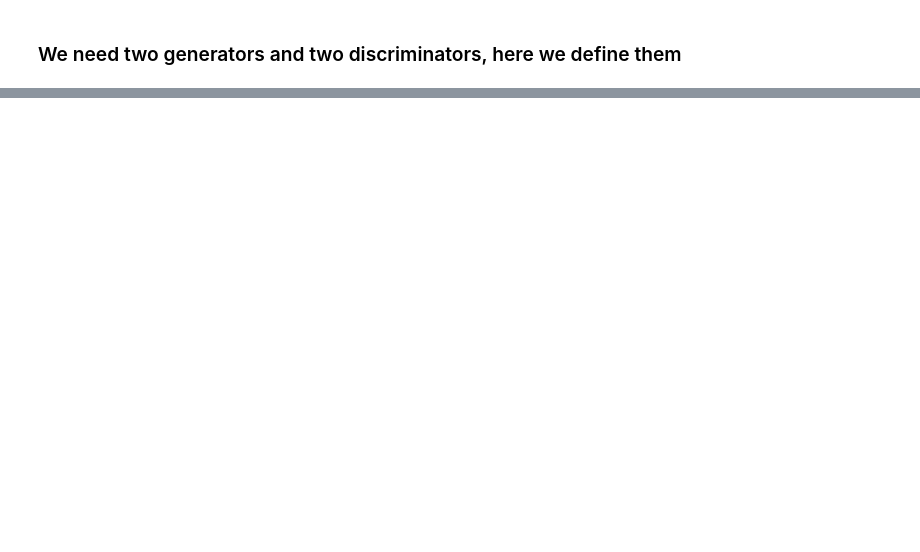
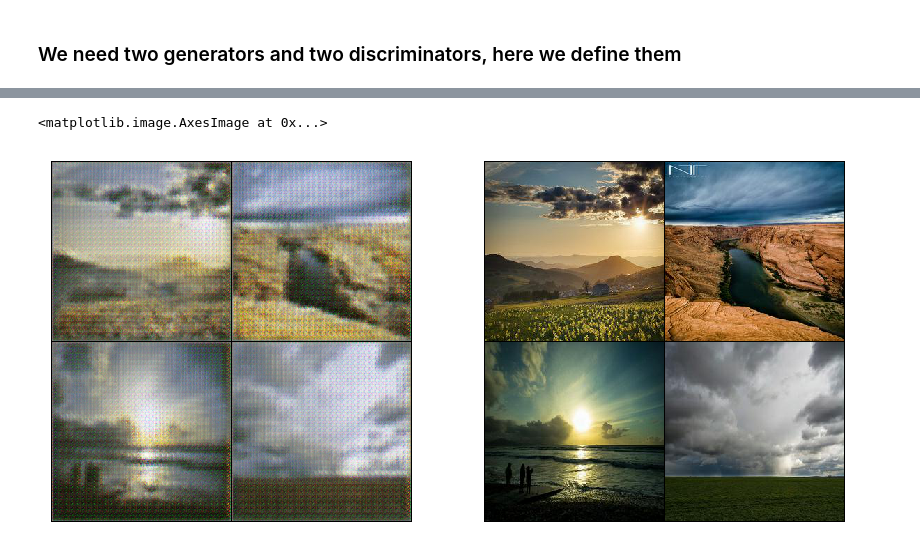
Before and after one commit to spiridonoff/Monet, a Jupyter notebook: CycleGAN.ipynb, the cells around one changed output, grey strips where cells are left out. Cells and saved outputs as stored; diff of their text form; code cells hidden in the pictures; blank space fills up the shorter version.

```diff
--- a/CycleGAN.ipynb
+++ b/CycleGAN.ipynb
@@ -583,0 +643,17 @@ total_iters
+# %%
+plt.figure(figsize=(8,4), dpi=128)
+
+with torch.no_grad():
+    test = model.netG_A(fixed_test_batch).detach().cpu()
+
+plt.subplot(1,2,1)
+plt.axis("off")
+test_grid = vutils.make_grid(test, padding=2, normalize=True, nrow=2)
+plt.imshow(np.transpose(test_grid,(1,2,0)))
+
+plt.subplot(1,2,2)
+plt.axis("off")
+plt.imshow(np.transpose(grid_fixed,(1,2,0)))
+# %% [output]
+<matplotlib.image.AxesImage at 0x...>
+[figure, added]
```
Also changed, not shown: parts of 10 cells of this notebook.
